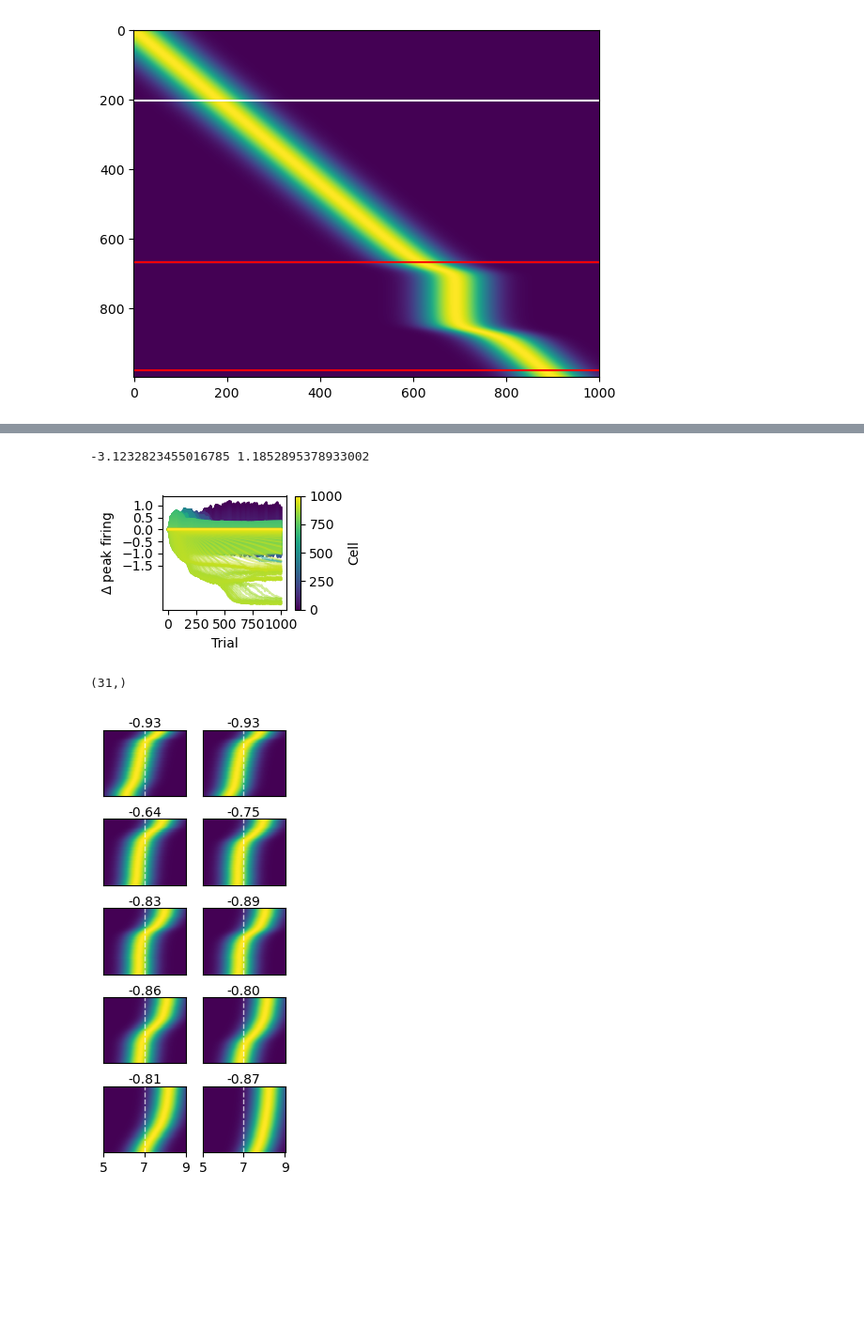
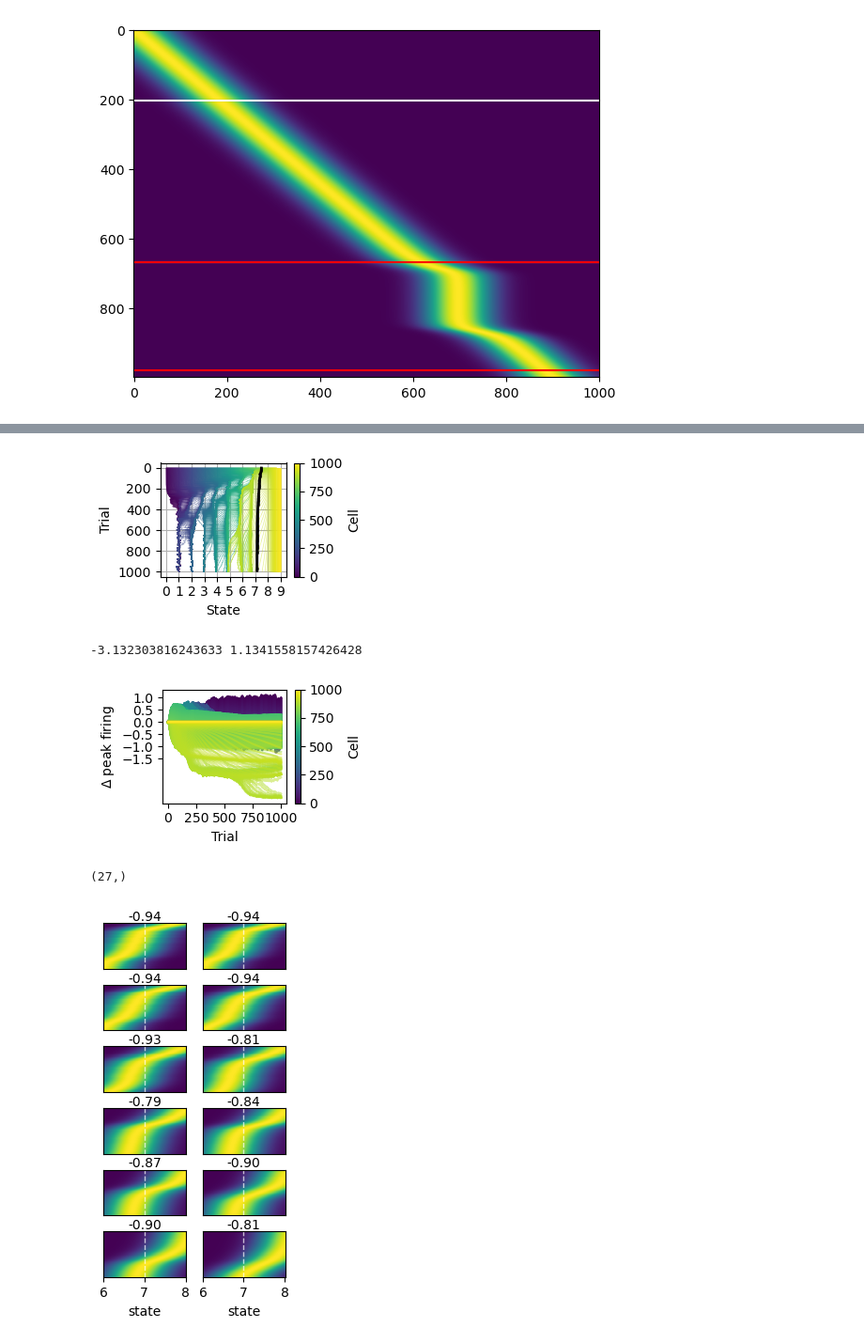
Before and after one commit to mgkumar138/backward_pf_agent, a Jupyter notebook: backward_shift_fields_policy.ipynb, the cells around one changed output, grey strips where cells are left out. Shown: that part at 94% size. Drawn from its saved outputs; the diff is of its cells as text; code cells hidden in the pictures; blank space fills up the shorter version.

```diff
--- a/backward_shift_fields_policy.ipynb
+++ b/backward_shift_fields_policy.ipynb
@@ -557,3 +557,27 @@ plt.savefig(f'./new_figs/lambda_state_trial_policy{learn_policy}_flipped.svg', b
+# %%
+# Figure 3: Lambda values plot
+plt.figure(figsize=(3, 2))
+cmap = cm.viridis
+for i in range(agent.N):
+    color = cmap(i / (N-1))
+    plt.plot(lambdas[:, i], trials, color=color, linewidth=0.5, alpha=0.5)
+# plt.title('Lambda Parameter Evolution')
+plt.xlabel('State')
+plt.ylabel('Trial')
+plt.xticks(range(len(states)), states)
+plt.yticks(yticks)
+plt.grid(True)
+plt.gca().invert_yaxis()  # This ensures y increases downward
+norm = Normalize(vmin=0, vmax=N)
+sm = cm.ScalarMappable(cmap=cmap, norm=norm)
+sm.set_array([])
+cbar = plt.colorbar(sm, ax=plt.gca())
+cbar.set_label('Cell')
+plt.errorbar(x=np.mean(lambdas[:,rp],axis=1)[::downsample], y=trials[::downsample], xerr=np.std(lambdas[:,rp], axis=1)[::downsample]/np.sqrt(len(rp)), color='black', linewidth=2, label='Mean ± SD')
+plt.tight_layout()
+plt.savefig(f'./new_figs/lambda_state_trial_policy{learn_policy}.svg', bbox_inches='tight')
+# %% [output]
+[figure, added]
 # %%
 # Figure 5: Individual COM changes plot
 plt.figure(figsize=(3, 2))
@@ -578,25 +602,26 @@ plt.savefig(f'./new_figs/delta_lambda_trial_policy{learn_policy}.svg', bbox_inch
 
 print(dlambdas.min(), dlambdas.max())
 # %% [output]
--3.1232823455016785 1.1852895378933002
+-3.132303816243633 1.1341558157426428
-[figure, old version]
+[figure, new version]
 # %%
 # Figure 6: The 10 small subplots in one figure
-plt.figure(figsize=(2.5, 12))
-inner_grid = gridspec.GridSpec(10, 2, wspace=0.2, hspace=0.35)
+numplt = 12
+plt.figure(figsize=(2.5, 10))
+inner_grid = gridspec.GridSpec(numplt, 2, wspace=0.2, hspace=0.35)
 
 downsample = 10
 maxtrials = 200
-idx1 = lambdas[trial_idx] < 8.2
+idx1 = lambdas[trial_idx] < 8.15
 idx2 = lambdas[trial_idx] > 7.75
 idx = idx1 * idx2
 rp_small = np.arange(N)[idx]
 print(rp_small.shape)
-numplt = 10
+
 idx12 = np.linspace(0, len(rp_small)-1, numplt, dtype=int)
 rp12 = rp_small[idx12]
 
-xs = np.linspace(5,9,100)
+xs = np.linspace(6,8,100)
 def get_phi(rpi):
     return np.exp(-(xs[None,:] - lambdas[trial_idx:,rpi][:,None])**2 / (2 * sigmas[trial_idx:,rpi][:,None]**2))
 
@@ -606,36 +631,36 @@ for i in range(numplt):
     ax = plt.subplot(inner_grid[i])
 
     ax.imshow(get_phi(rp12[i])[:maxtrials], aspect='auto', cmap='viridis', origin='upper')
 
     # ax.imshow(phis[rp[i]][::downsample][:,5:9], aspect='auto', cmap='viridis', origin='upper')
     if i < numplt-2:
         ax.set_xticks([])
         ax.set_yticks([])
     else:
         ax.set_yticks([])
         ax.set_xticks([0, 49, 99])
-        ax.set_xticklabels([5, 7, 9])
+        ax.set_xticklabels([6, 7, 8])
 
     ax.axvline(x=rxs, color='white', linestyle='--', linewidth=1, alpha=0.7)
     # ax.axvline(x=env.start_state, color='green', linestyle='--', linewidth=1, alpha=0.7)
 
     slope, intercept, r_value, p_value, std_err = stats.linregress(trials[trial_idx:], lambdas[trial_idx:,rp12[i]])
     # ax.set_ylabel(f'PF {rp[i]}', fontsize=8)
     ax.set_title(f'{r_value:.2f}',fontsize=10, pad=-0.1)
     # if i % 2 == 0:
     #     ax.set_ylabel('Trial', fontsize=8)
     if i >= 10:
         ax.set_xlabel('state',fontsize=10)
         # ax.set_xticks([env.start_state, env.reward_state])
         # ax.set_xticklabels(['Start', 'Reward'])
 
 # plt.suptitle('Place Field Activity for Selected Cells', y=1.02)
 plt.tight_layout()
 # plt.savefig(f'./figs/example_lambda_session_policy{learn_policy}.eps', dpi=300, bbox_inches='tight')
 plt.savefig(f'./new_figs/example_lambda_session_policy{learn_policy}.svg', bbox_inches='tight')
 # %% [output]
-(31,)
+(27,)
-[figure, old version]
+[figure, new version]
 # %%
 # back_shift_cells = rp[np.linspace(0, len(rp)-1, 51, dtype=int)]  # Select first 10 reward cells for plotting
 back_shift_cells = np.linspace(750, 950, 31, dtype=int)
```
Also changed, not shown: parts of 14 cells of this notebook, 14 other files.
